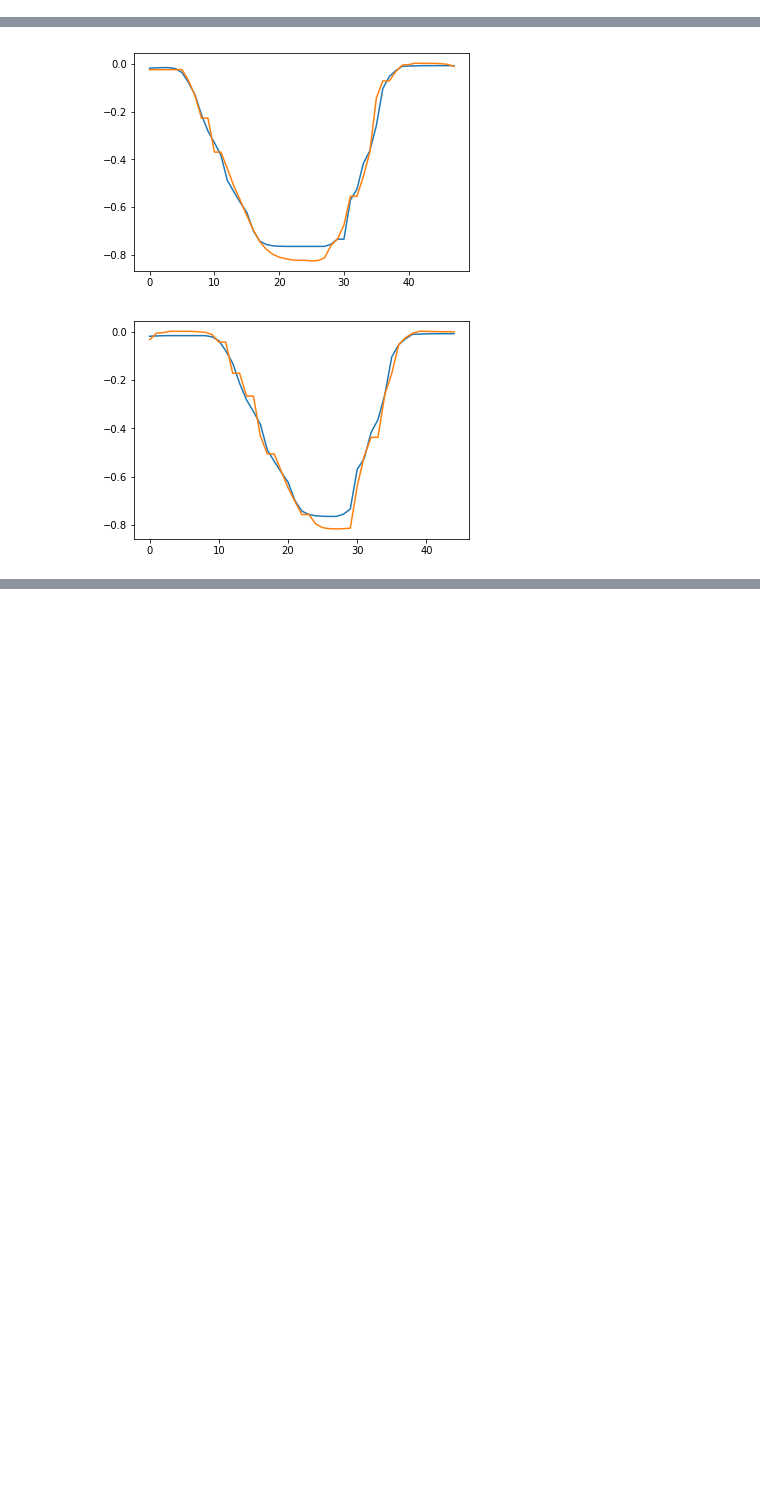
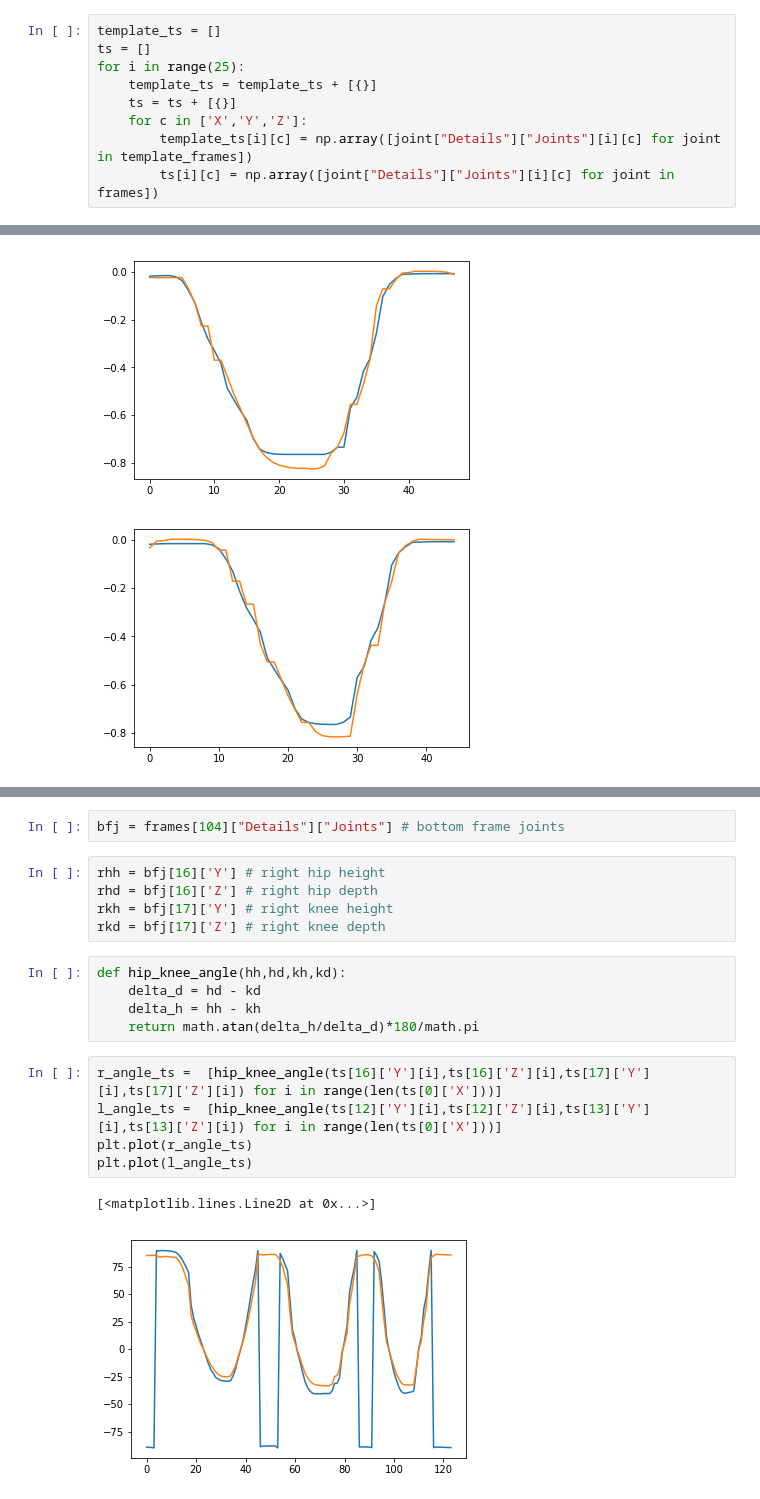
Before and after one commit to theCstokes/BarNone, a Jupyter notebook: analysis/Rough Analysis Work.ipynb, the cells around one changed output, grey strips where cells are left out. Saved outputs shown, nothing was run; the diff lists cells and outputs as text; blank space fills up the shorter version.

Commit message:
Work on analysis to date, tracking angles now

```diff
--- a/analysis/Rough Analysis Work.ipynb
+++ b/analysis/Rough Analysis Work.ipynb
@@ -76,6 +77,15 @@ data = json.load(MATCHING_FILE)
 # %%
 template_frames =  template_data["Details"]["BodyData"]["Details"]["OrderedFrames"]
 frames =  data["Details"]["BodyData"]["Details"]["OrderedFrames"]
+# %%
+template_ts = []
+ts = []
+for i in range(25):
+    template_ts = template_ts + [{}]
+    ts = ts + [{}]
+    for c in ['X','Y','Z']:
+        template_ts[i][c] = np.array([joint["Details"]["Joints"][i][c] for joint in template_frames])
+        ts[i][c] = np.array([joint["Details"]["Joints"][i][c] for joint in frames])
 # %% [markdown]
 ### Get data for the height of the lower spine
 # %%
@@ -149,0 +180,20 @@ for o in minInd[0]:
+# %%
+bfj = frames[104]["Details"]["Joints"] # bottom frame joints
+# %%
+rhh = bfj[16]['Y'] # right hip height
+rhd = bfj[16]['Z'] # right hip depth
+rkh = bfj[17]['Y'] # right knee height
+rkd = bfj[17]['Z'] # right knee depth
+# %%
+def hip_knee_angle(hh,hd,kh,kd):
+    delta_d = hd - kd
+    delta_h = hh - kh
+    return math.atan(delta_h/delta_d)*180/math.pi
+# %%
+r_angle_ts =  [hip_knee_angle(ts[16]['Y'][i],ts[16]['Z'][i],ts[17]['Y'][i],ts[17]['Z'][i]) for i in range(len(ts[0]['X']))]
+l_angle_ts =  [hip_knee_angle(ts[12]['Y'][i],ts[12]['Z'][i],ts[13]['Y'][i],ts[13]['Z'][i]) for i in range(len(ts[0]['X']))]
+plt.plot(r_angle_ts)
+plt.plot(l_angle_ts)
+# %% [output]
+[<matplotlib.lines.Line2D at 0x...>]
+[figure, added]
```
Also changed, not shown: parts of 6 cells of this notebook.
